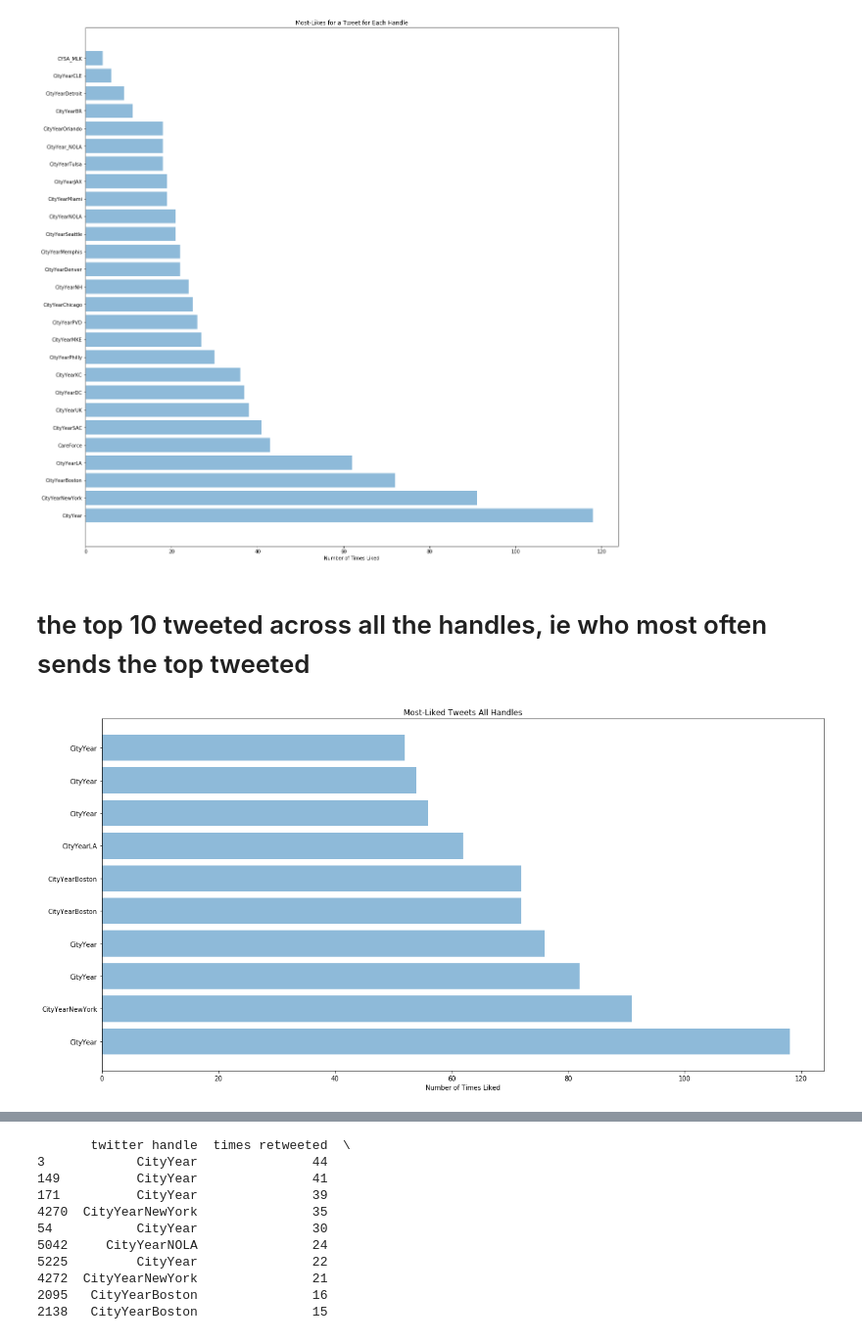
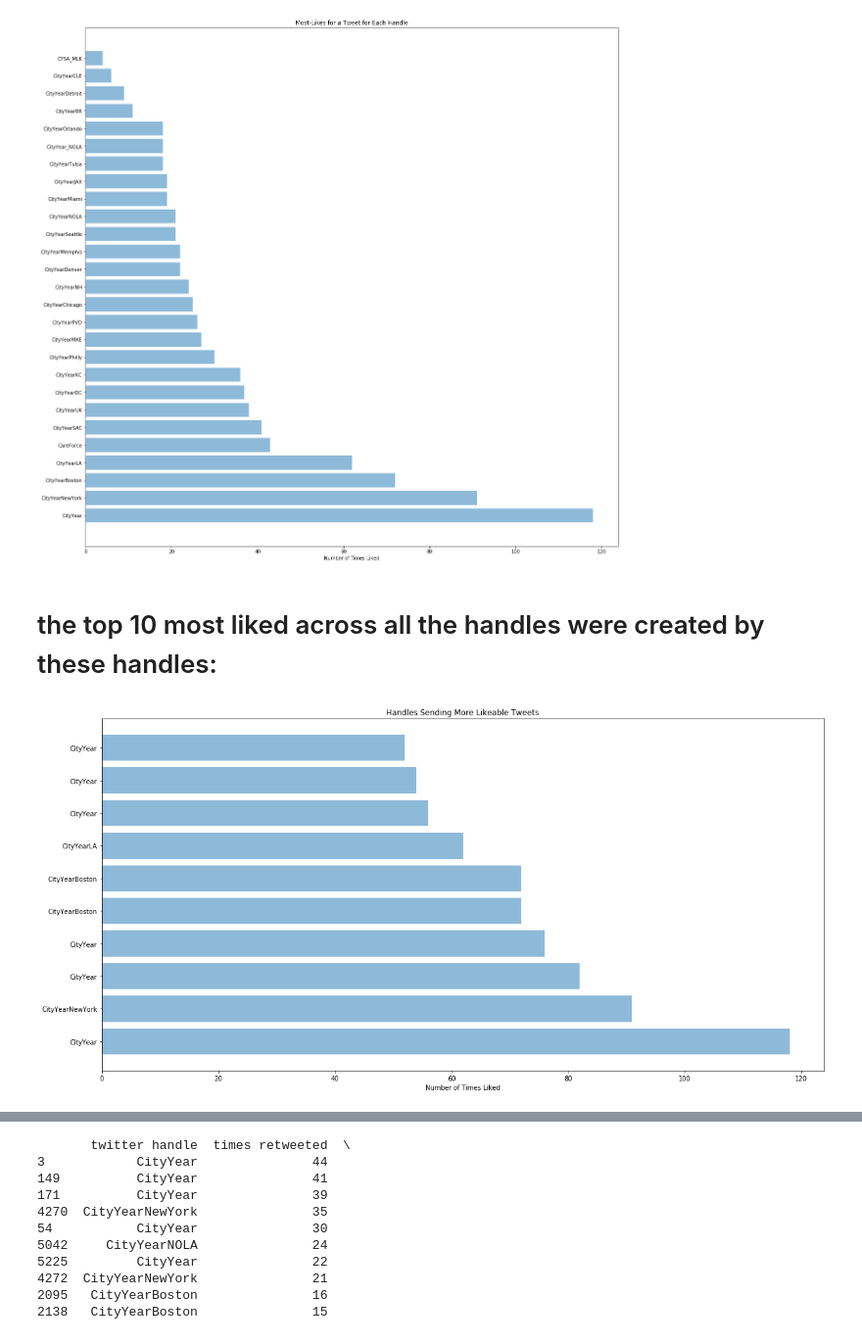
Before and after one commit to RoverHL/Jupyter-notebooks, a Jupyter notebook: City Year Tweet Analysis/cityYear_allhandles_analysis-Oct18.ipynb, the cells around one changed output, grey strips where cells are left out. Shown at 98% size. Saved outputs shown, nothing was run; the diff lists cells and outputs as text; code cells hidden in the pictures.

```diff
--- a/City Year Tweet Analysis/cityYear_allhandles_analysis-Oct18.ipynb
+++ b/City Year Tweet Analysis/cityYear_allhandles_analysis-Oct18.ipynb
@@ -199,8 +165,6 @@ plt.title('Most-Likes for a Tweet for Each Handle')
 plt.show()
 # %% [output]
 [figure]
-# %% [markdown]
-#  the top 10 tweeted across all the handles, ie who most often sends the top tweeted
 # %%
 
 groupedMostLiked = liked.sort_values(by="favorite_count",ascending=False)
@@ -211,16 +175,18 @@ groupedMostLiked = groupedMostLiked.drop('timestamp', 1)
 # %%
 groupedMostLiked.columns = ['twitter_handle', 'favorited count']
 top10 = groupedMostLiked.head(10)
+# %% [markdown]
+#  the top 10 most liked across all the handles were created by these handles:
 # %%
 objects3 = top10.twitter_handle
 y_pos = np.arange(len(objects3))
 performance3 = top10['favorited count']
 plt.figure(figsize=(20,10)) #figure size
 plt.barh(y_pos, performance3, align='center', alpha=0.5)
 plt.yticks(y_pos, objects3)
 plt.xlabel('Number of Times Liked')
-plt.title('Most-Liked Tweets All Handles')
+plt.title('Handles Sending More Likeable Tweets')
 
 plt.show()
 # %% [output]
-[figure, old version]
+[figure, new version]
```
Also changed, not shown: parts of 12 cells of this notebook.
